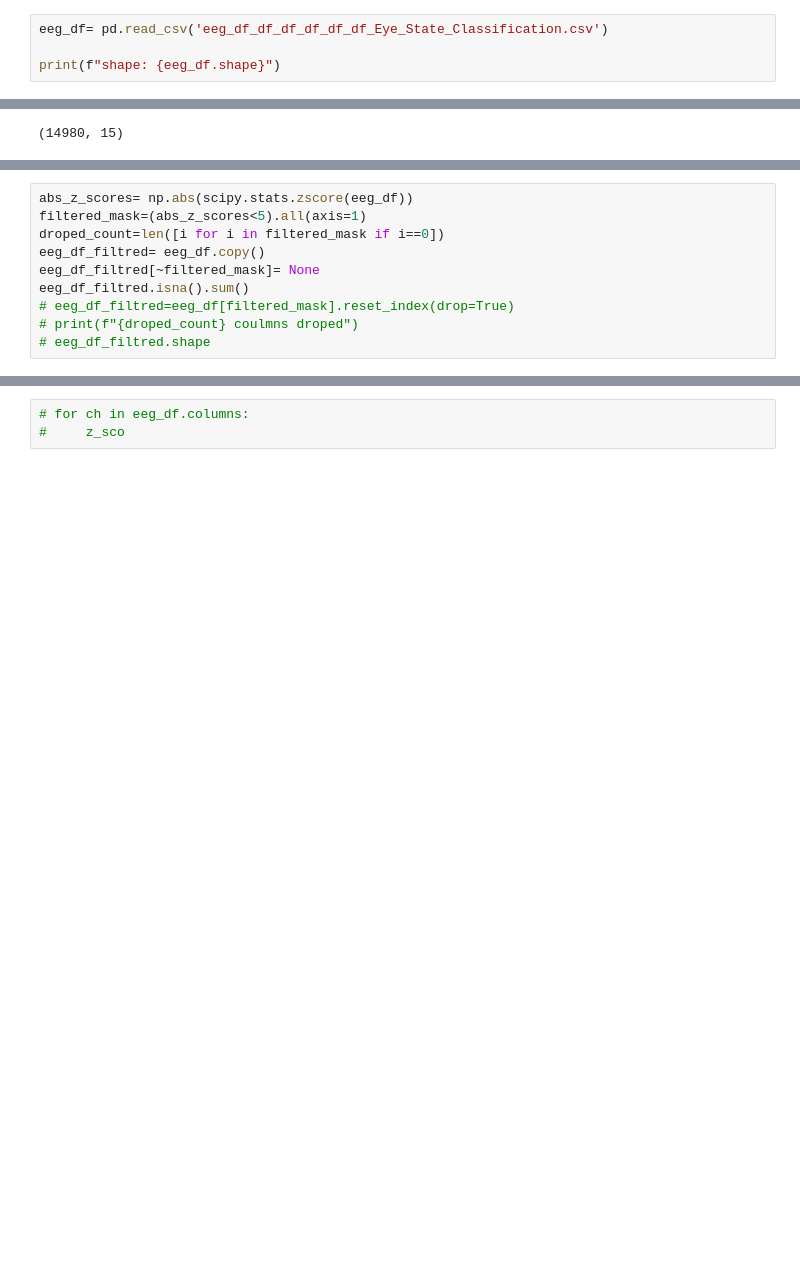
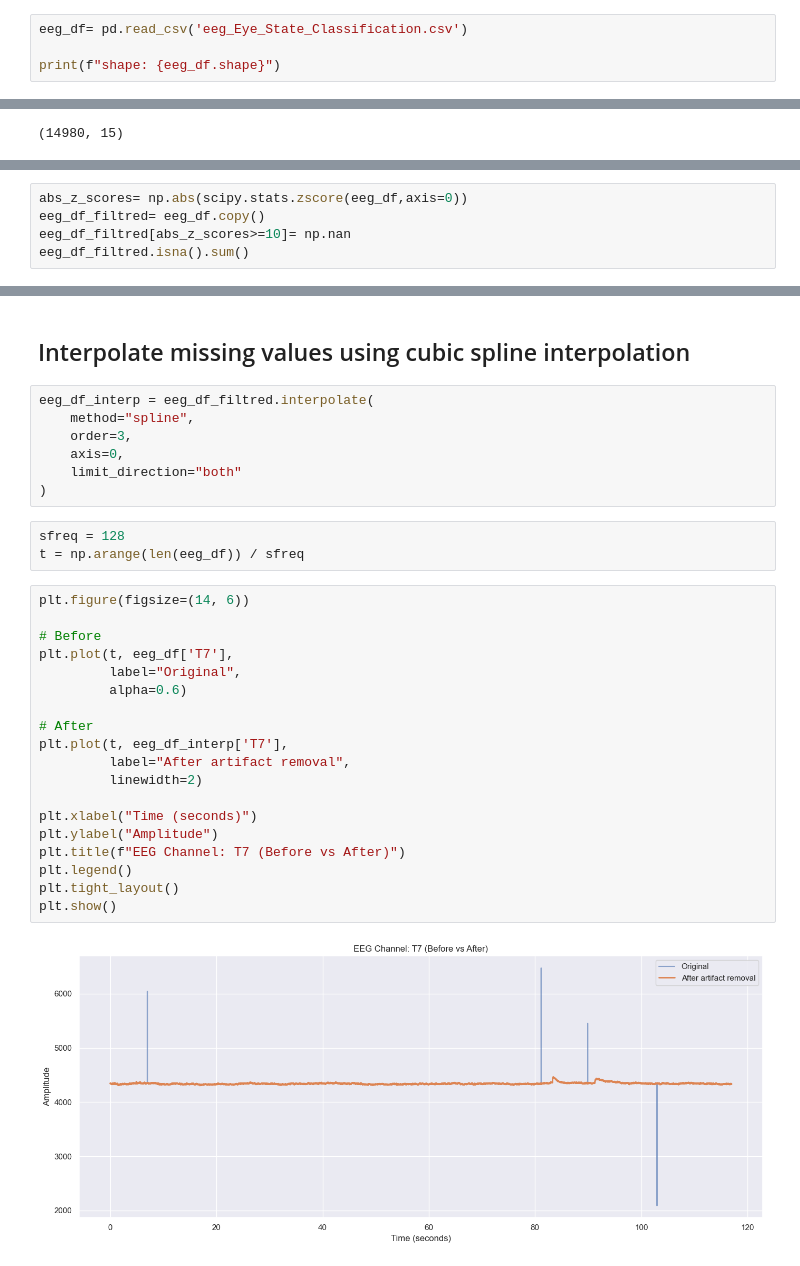
Before and after one commit to HanaRagab50/EEG-Eye-state-classifier, a Jupyter notebook: classifier.ipynb, the cells around one changed output, grey strips where cells are left out. Drawn from its saved outputs; the diff is of its cells as text; blank space fills up the shorter version.

```diff
--- a/classifier.ipynb
+++ b/classifier.ipynb
@@ -7,7 +7,7 @@ import torch
 import torchaudio
 import seaborn as sns
 # %%
-eeg_df= pd.read_csv('eeg_df_df_df_df_df_df_Eye_State_Classification.csv')
+eeg_df= pd.read_csv('eeg_Eye_State_Classification.csv')
 
 print(f"shape: {eeg_df.shape}")
 # %% [output]
@@ -141,11 +140,6 @@ for t in tras:
 # %%
-abs_z_scores= np.abs(scipy.stats.zscore(eeg_df))
-filtered_mask=(abs_z_scores<5).all(axis=1)
-droped_count=len([i for i in filtered_mask if i==0])
+abs_z_scores= np.abs(scipy.stats.zscore(eeg_df,axis=0))
 eeg_df_filtred= eeg_df.copy()
-eeg_df_filtred[~filtered_mask]= None
+eeg_df_filtred[abs_z_scores>=10]= np.nan
 eeg_df_filtred.isna().sum()
-# eeg_df_filtred=eeg_df[filtered_mask].reset_index(drop=True)
-# print(f"{droped_count} coulmns droped")
-# eeg_df_filtred.shape
 # %% [output]
@@ -167,4 +161,34 @@ eyeDetection    4
 dtype: int64
-# %%
-# for ch in eeg_df.columns:
-#     z_sco
+# %% [markdown]
+## Interpolate missing values using cubic spline interpolation
+# %%
+eeg_df_interp = eeg_df_filtred.interpolate(
+    method="spline",
+    order=3,
+    axis=0,
+    limit_direction="both"
+)
+# %%
+sfreq = 128
+t = np.arange(len(eeg_df)) / sfreq
+# %%
+plt.figure(figsize=(14, 6))
+
+# Before
+plt.plot(t, eeg_df['T7'],
+         label="Original",
+         alpha=0.6)
+
+# After
+plt.plot(t, eeg_df_interp['T7'],
+         label="After artifact removal",
+         linewidth=2)
+
+plt.xlabel("Time (seconds)")
+plt.ylabel("Amplitude")
+plt.title(f"EEG Channel: T7 (Before vs After)")
+plt.legend()
+plt.tight_layout()
+plt.show()
+# %% [output]
+[figure, added]
```
Also changed, not shown: parts of 12 cells of this notebook.
